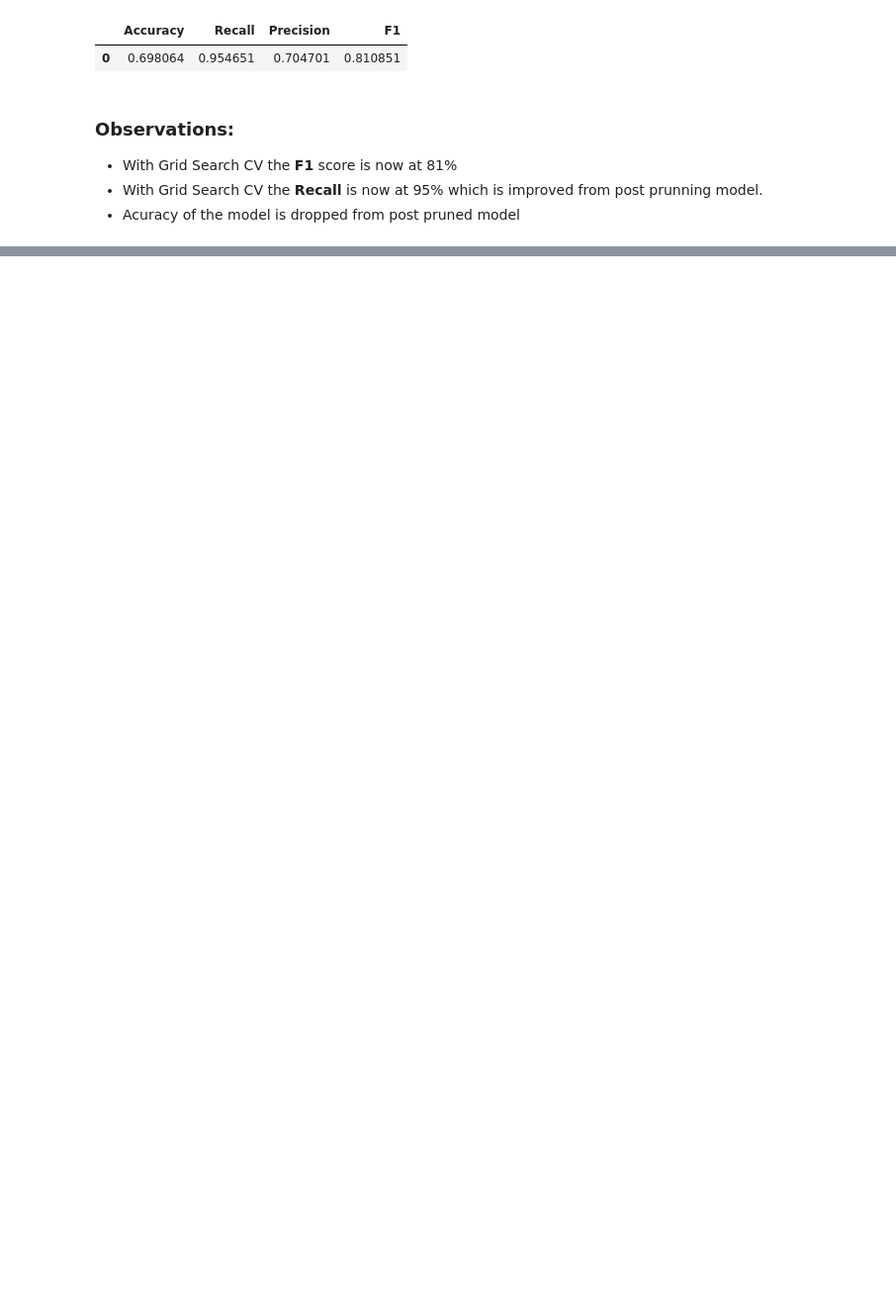
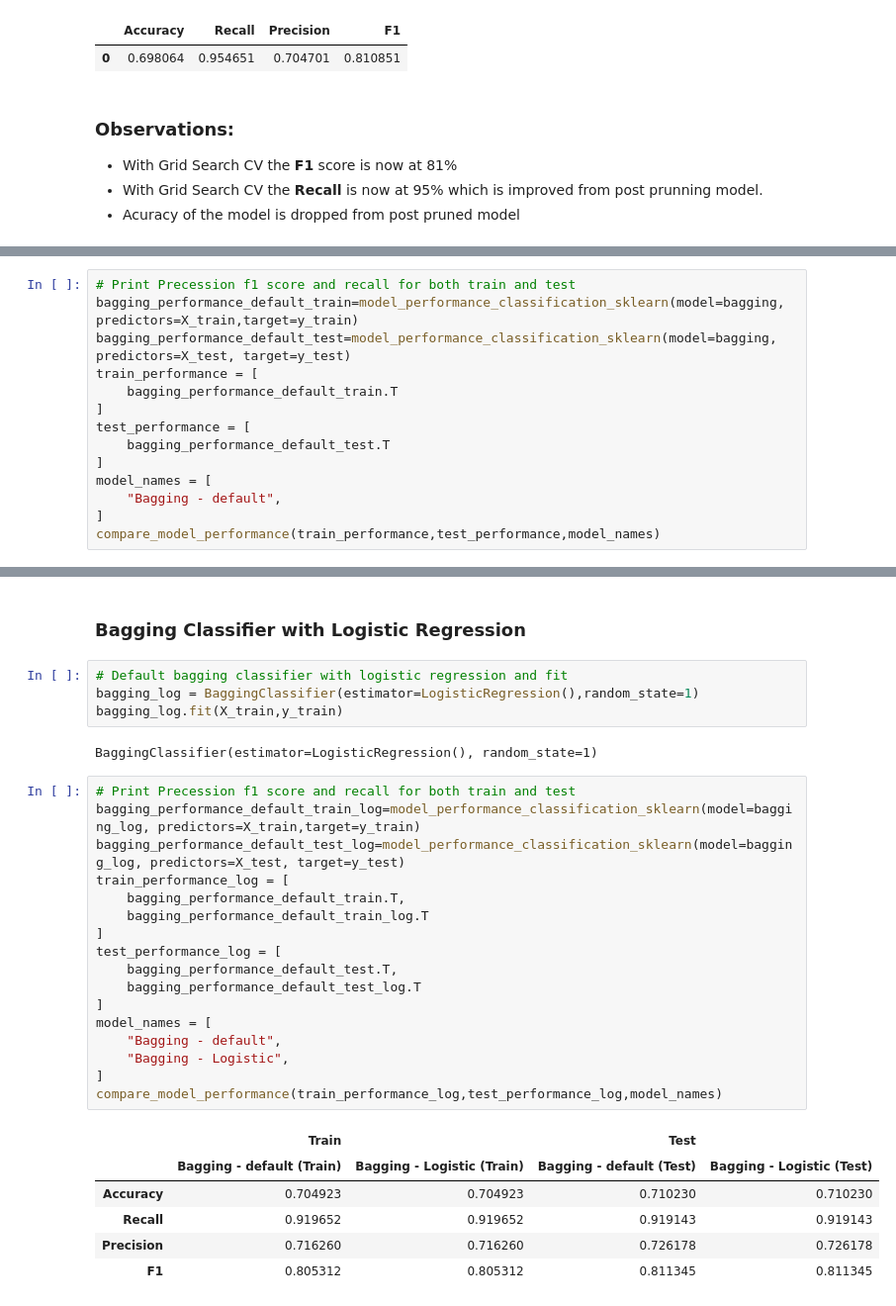
Before and after one commit to Rajesh2015/easy-visa, a Jupyter notebook: easy-visa-solution.ipynb, the cells around one changed output, grey strips where cells are left out. Shown at 99% size. Drawn from its saved outputs; the diff is of its cells as text; blank space fills up the shorter version.

```diff
--- a/easy-visa-solution.ipynb
+++ b/easy-visa-solution.ipynb
@@ -1691,0 +1751,14 @@ dec_tree_performance__pre_prun_default
+# %%
+# Print Precession f1 score and recall for both train and test
+bagging_performance_default_train=model_performance_classification_sklearn(model=bagging, predictors=X_train,target=y_train)
+bagging_performance_default_test=model_performance_classification_sklearn(model=bagging, predictors=X_test, target=y_test)
+train_performance = [
+    bagging_performance_default_train.T
+]
+test_performance = [
+    bagging_performance_default_test.T
+]
+model_names = [
+    "Bagging - default",
+]
+compare_model_performance(train_performance,test_performance,model_names)
@@ -1691,0 +1775,32 @@ dec_tree_performance__pre_prun_default
+# %% [markdown]
+### Bagging Classifier with Logistic Regression
+# %%
+# Default bagging classifier with logistic regression and fit
+bagging_log = BaggingClassifier(estimator=LogisticRegression(),random_state=1)
+bagging_log.fit(X_train,y_train)
+# %% [output]
+BaggingClassifier(estimator=LogisticRegression(), random_state=1)
+# %%
+# Print Precession f1 score and recall for both train and test
+bagging_performance_default_train_log=model_performance_classification_sklearn(model=bagging_log, predictors=X_train,target=y_train)
+bagging_performance_default_test_log=model_performance_classification_sklearn(model=bagging_log, predictors=X_test, target=y_test)
+train_performance_log = [
+    bagging_performance_default_train.T,
+    bagging_performance_default_train_log.T
+]
+test_performance_log = [
+    bagging_performance_default_test.T,
+    bagging_performance_default_test_log.T
+]
+model_names = [
+    "Bagging - default",
+    "Bagging - Logistic",
+]
+compare_model_performance(train_performance_log,test_performance_log,model_names)
+# %% [output]
+|  | Train |  | Test |  |
+|  | Bagging - default (Train) | Bagging - Logistic (Train) | Bagging - default (Test) | Bagging - Logistic (Test) |
+| Accuracy | 0.704923 | 0.704923 | 0.710230 | 0.710230 |
+| Recall | 0.919652 | 0.919652 | 0.919143 | 0.919143 |
+| Precision | 0.716260 | 0.716260 | 0.726178 | 0.726178 |
+| F1 | 0.805312 | 0.805312 | 0.811345 | 0.811345 |
```
Also changed, not shown: parts of 11 cells of this notebook.
